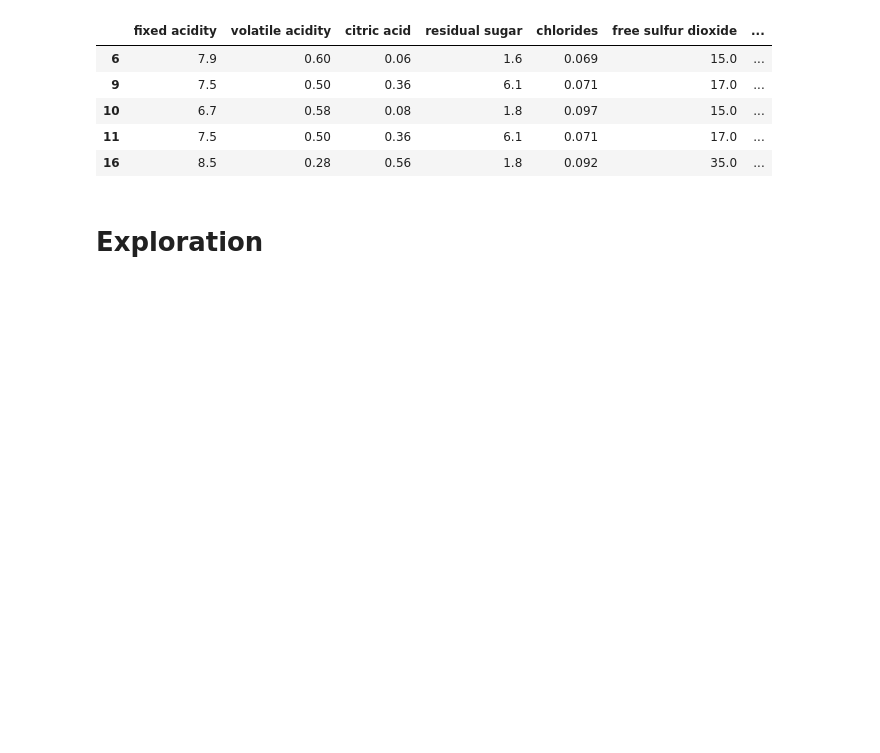
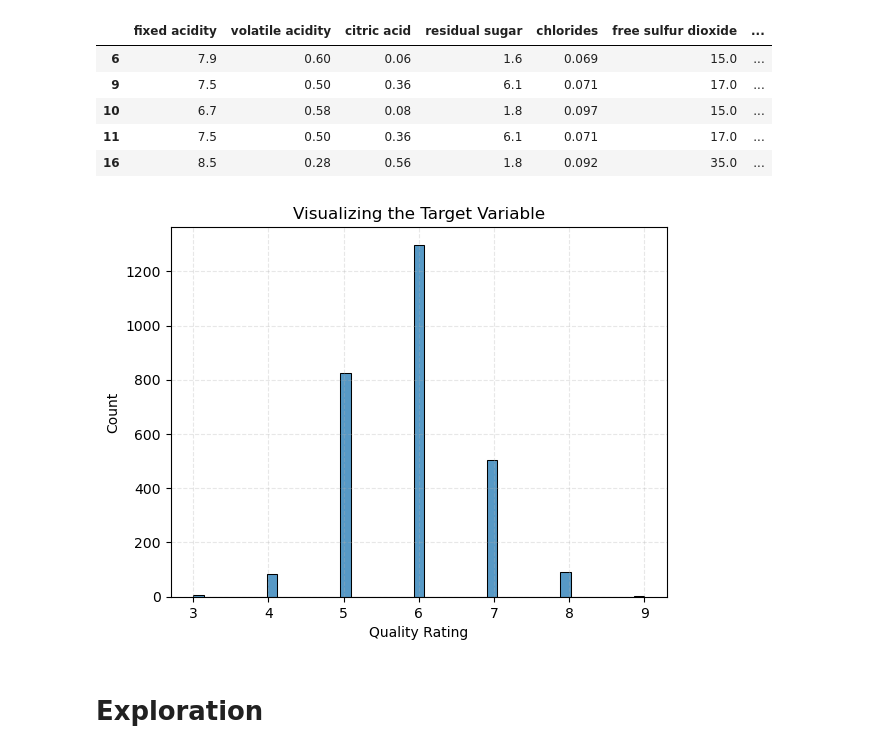
Before and after one commit to Taste-the-Vines/Wine-Quality-Project, a Jupyter notebook: final notebook.ipynb, the cells around one changed output. Cells and saved outputs as stored; diff of their text form; code cells hidden in the pictures; blank space fills up the shorter version.

```diff
--- a/final notebook.ipynb
+++ b/final notebook.ipynb
@@ -42,6 +51,10 @@ wine.head()
 | 16 | 8.5 | 0.28 | 0.56 | 1.8 | 0.092 | 35.0 | ... |
 # %%
 train, val, test=tts(wine)
+# %%
+ex.target_viz(train)
+# %% [output]
+[figure, added]
 # %% [markdown]
 # Exploration
 # %% [markdown]
```
Also changed, not shown: parts of 4 cells of this notebook, 2 other files.
